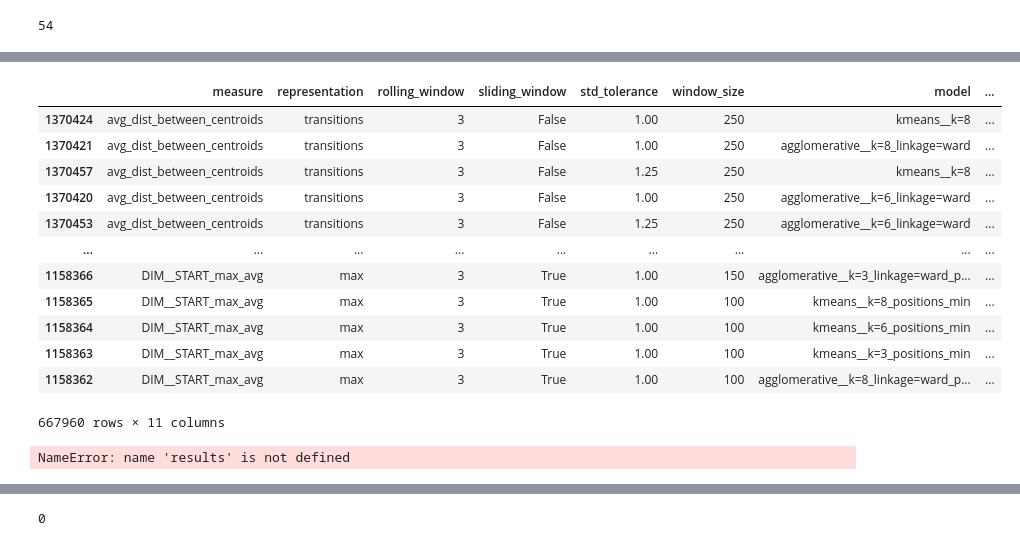
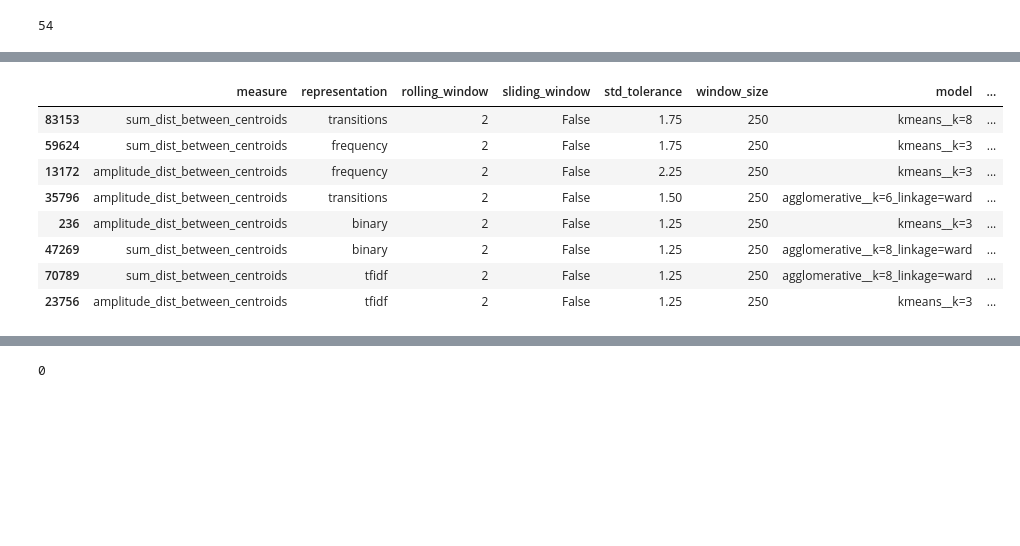
Before and after one commit to rafaelgasp/experimentos_mestrado, a Jupyter notebook: Analise_Resultados.ipynb, the cells around one changed output, grey strips where cells are left out. Drawn from its saved outputs; the diff is of its cells as text; code cells hidden in the pictures; blank space fills up the shorter version.

```diff
--- a/Analise_Resultados.ipynb
+++ b/Analise_Resultados.ipynb
@@ -173,9 +161,3 @@ Decreased by 0.0%
-# %%
-results = results[
-    (results.detection_type == 'tradicional') &
-    ~(results.representation.isin(['positions', 'max', 'avg'])) &
-    (results.rolling_window < 5)
-]
 # %%
 results.representation.value_counts()
 # %% [output]
@@ -192,7 +180,7 @@ gc.collect()
 # %%
 grouped_means = results.groupby([
     "measure", "representation", "rolling_window", "sliding_window", "std_tolerance", "window_size",
-    "tipo_mudanca", "model", "detection_type"
+    "tipo_mudanca", "model", "detection_type", "smooth_factor"
 ]).agg({
     'F1': ['mean', "count"],
     'Delay': 'mean'
@@ -200,7 +188,7 @@ grouped_means = results.groupby([
 
 grouped_means.columns = [
     "measure", "representation", "rolling_window", "sliding_window", "std_tolerance", "window_size",
-    "tipo_mudanca", "model", "detection_type", "F1", "count", "mean_delay"
+    "tipo_mudanca", "model", "detection_type", "smooth_factor", "F1", "count", "mean_delay"
 ]
 
 grouped_means = grouped_means.sort_values(['F1'], ascending=False)
@@ -214,2 +196,0 @@ grouped_means.drop_duplicates(["tipo_mudanca", "representation", "measure"]).to_
-# %%
-grouped_means["F1=1"] = grouped_means["F1"].apply(lambda x: int(x == 1))
@@ -252,2 +211,2 @@ grouped_means_todos_tipos_mudanca = grouped_means_todos_tipos_mudanca.sort_value
 # %%
-grouped_means_todos_tipos_mudanca[grouped_means_todos_tipos_mudanca["count"] == 54].drop_duplicates(["measure"], keep="first").head(40)
+best_runs = grouped_means_todos_tipos_mudanca.drop_duplicates(["measure"], keep="first")
@@ -272,23 +213,15 @@ grouped_means_todos_tipos_mudanca[grouped_means_todos_tipos_mudanca["count"] ==
-# %%
-grouped_means_todos_tipos_mudanca[grouped_means_todos_tipos_mudanca["count"] == 54]
-# %% [output]
-|  | measure | representation | rolling_window | sliding_window | std_tolerance | window_size | model | ... |
-| 1370424 | avg_dist_between_centroids | transitions | 3 | False | 1.00 | 250 | kmeans__k=8 | ... |
-| 1370421 | avg_dist_between_centroids | transitions | 3 | False | 1.00 | 250 | agglomerative__k=8_linkage=ward | ... |
-| 1370457 | avg_dist_between_centroids | transitions | 3 | False | 1.25 | 250 | kmeans__k=8 | ... |
-| 1370420 | avg_dist_between_centroids | transitions | 3 | False | 1.00 | 250 | agglomerative__k=6_linkage=ward | ... |
-| 1370453 | avg_dist_between_centroids | transitions | 3 | False | 1.25 | 250 | agglomerative__k=6_linkage=ward | ... |
-| ... | ... | ... | ... | ... | ... | ... | ... | ... |
-| 1158366 | DIM__START_max_avg | max | 3 | True | 1.00 | 150 | agglomerative__k=3_linkage=ward_p... | ... |
-| 1158365 | DIM__START_max_avg | max | 3 | True | 1.00 | 100 | kmeans__k=8_positions_min | ... |
-| 1158364 | DIM__START_max_avg | max | 3 | True | 1.00 | 100 | kmeans__k=6_positions_min | ... |
-| 1158363 | DIM__START_max_avg | max | 3 | True | 1.00 | 100 | kmeans__k=3_positions_min | ... |
-| 1158362 | DIM__START_max_avg | max | 3 | True | 1.00 | 100 | agglomerative__k=8_linkage=ward_p... | ... |
-667960 rows × 11 columns
-# %%
-get_results_by_best_run(results, grouped_means_todos_tipos_mudanca[grouped_means_todos_tipos_mudanca["count"] == 54].drop_duplicates(["measure"], keep="first").head(40), 0)
-# %% [output]
-NameError: name 'results' is not defined
+# %%
+best_runs
+# %% [output]
+|  | measure | representation | rolling_window | sliding_window | std_tolerance | window_size | model | ... |
+| 83153 | sum_dist_between_centroids | transitions | 2 | False | 1.75 | 250 | kmeans__k=8 | ... |
+| 59624 | sum_dist_between_centroids | frequency | 2 | False | 1.75 | 250 | kmeans__k=3 | ... |
+| 13172 | amplitude_dist_between_centroids | frequency | 2 | False | 2.25 | 250 | kmeans__k=3 | ... |
+| 35796 | amplitude_dist_between_centroids | transitions | 2 | False | 1.50 | 250 | agglomerative__k=6_linkage=ward | ... |
+| 236 | amplitude_dist_between_centroids | binary | 2 | False | 1.25 | 250 | kmeans__k=3 | ... |
+| 47269 | sum_dist_between_centroids | binary | 2 | False | 1.25 | 250 | agglomerative__k=8_linkage=ward | ... |
+| 70789 | sum_dist_between_centroids | tfidf | 2 | False | 1.25 | 250 | agglomerative__k=8_linkage=ward | ... |
+| 23756 | amplitude_dist_between_centroids | tfidf | 2 | False | 1.25 | 250 | kmeans__k=3 | ... |
 # %%
 def get_results_by_best_run(results, best_runs, i=0):
     return results[
```
Also changed, not shown: parts of 39 cells of this notebook, 2 other files.
